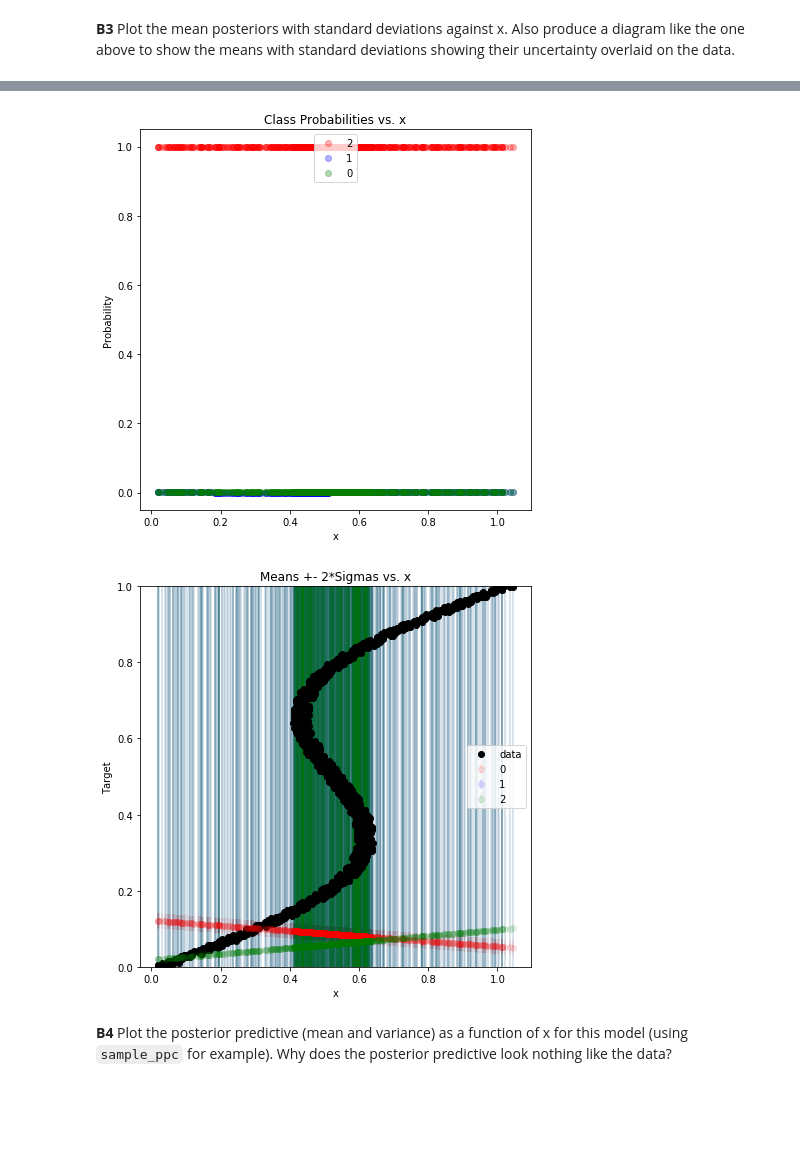
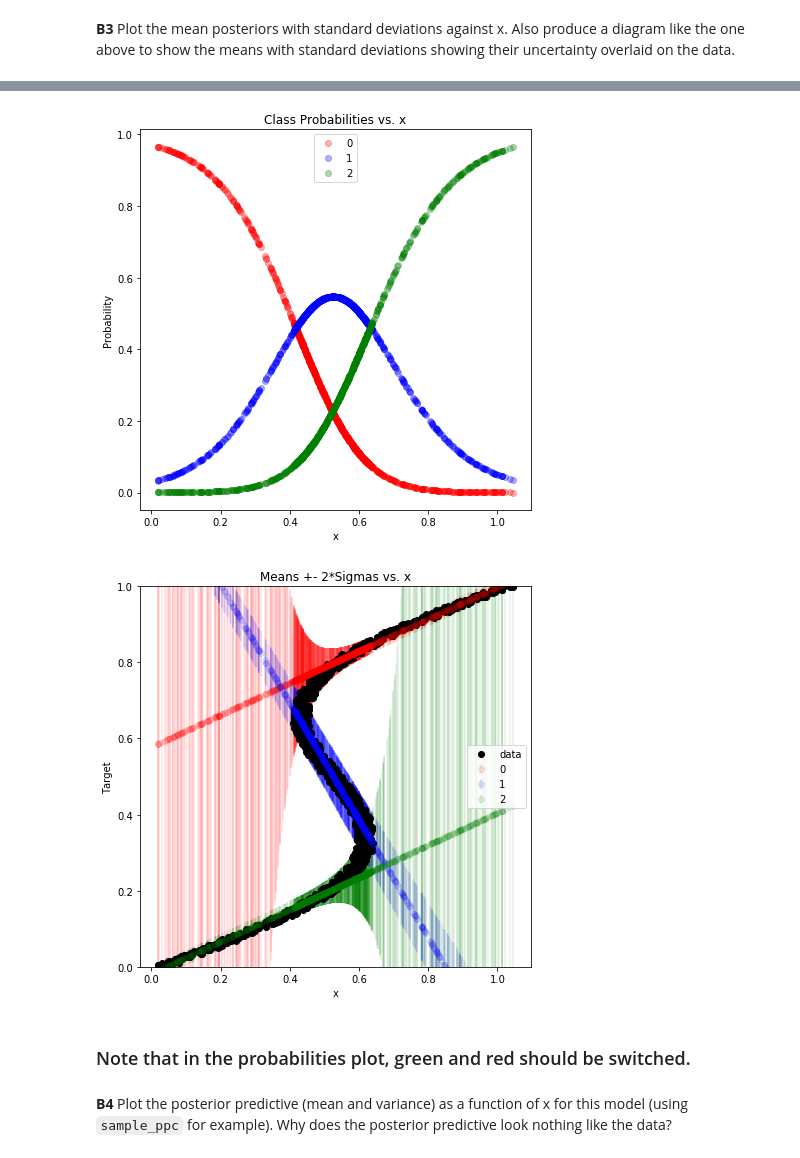
Before and after one commit to chase130101/2018spring, a Jupyter notebook: final/AM207_Final_2018.ipynb, the cells around one changed output, grey strips where cells are left out. Saved outputs shown, nothing was run; the diff lists cells and outputs as text; code cells hidden in the pictures; blank space fills up the shorter version.

```diff
--- a/final/AM207_Final_2018.ipynb
+++ b/final/AM207_Final_2018.ipynb
@@ -531,7 +531,7 @@ with pm.Model() as experts:
     sigma = pm.Deterministic('sigmas', T.exp(T.dot(x, w_h_sigma) + b_h_sigma) + 0.01)
 
 
-    obs = pm.NormalMixture('obs', w=classes, mu=target, sd=sigma, observed=target)
+    obs = pm.NormalMixture('obs', w=act_class, mu=act_target, sd=act_sigma, observed=target)
 # %% [markdown]
 **B2** Fit this model variationally for about 50,000 iterations using the adam optimizer. (`obj_optimizer=pm.adam()`) Plot the ELBO to make sure you have converged. Print summaries and traceplots for the means, $\sigma$s and probabilities.
 # %%
@@ -614,9 +613,9 @@ plt.legend(loc='upper right')
 plt.show()
 
 plt.figure(figsize=(7, 7))
-plt.plot(df.x.values, probs2, 'o', color='red', label=2, alpha=0.3)
+plt.plot(df.x.values, probs0, 'o', color='red', label=0, alpha=0.3)
 plt.plot(df.x.values, probs1, 'o', color='blue', label=1, alpha=0.3)
-plt.plot(df.x.values, probs0, 'o', color='green', label=0, alpha=0.3)
+plt.plot(df.x.values, probs2, 'o', color='green', label=2, alpha=0.3)
 plt.xlabel('x')
 plt.ylabel('Probability')
 plt.title('Class Probabilities vs. x')
@@ -641,5 +640,7 @@ plt.show()
-[figure, old version]
+[figure, new version]
-[figure, old version]
+[figure, new version]
+# %% [markdown]
+### Note that in the probabilities plot, green and red should be switched.
 # %% [markdown]
 **B4** Plot the posterior predictive (mean and variance) as a function of x for this model (using `sample_ppc` for example). Why does the posterior predictive look nothing like the data?
 # %%
```
Also changed, not shown: parts of 3 cells of this notebook.
